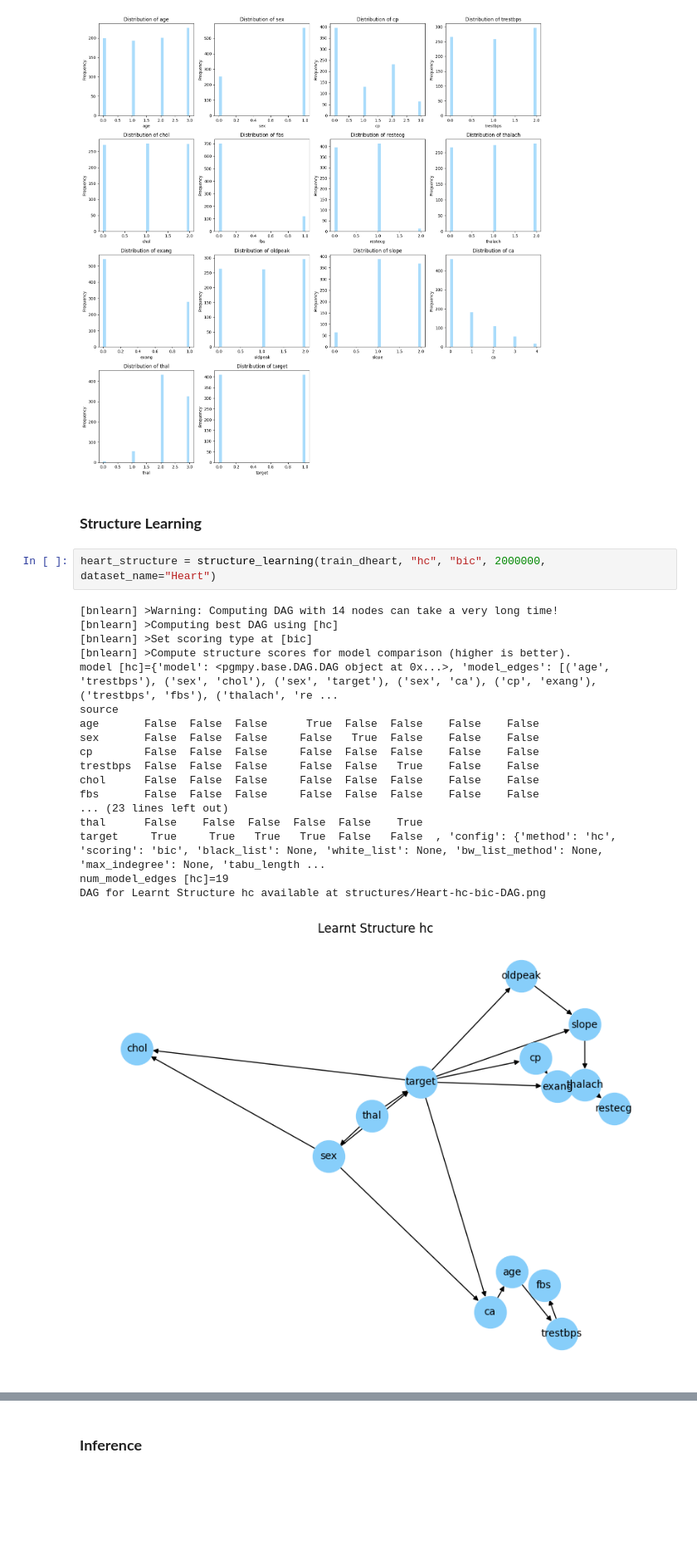
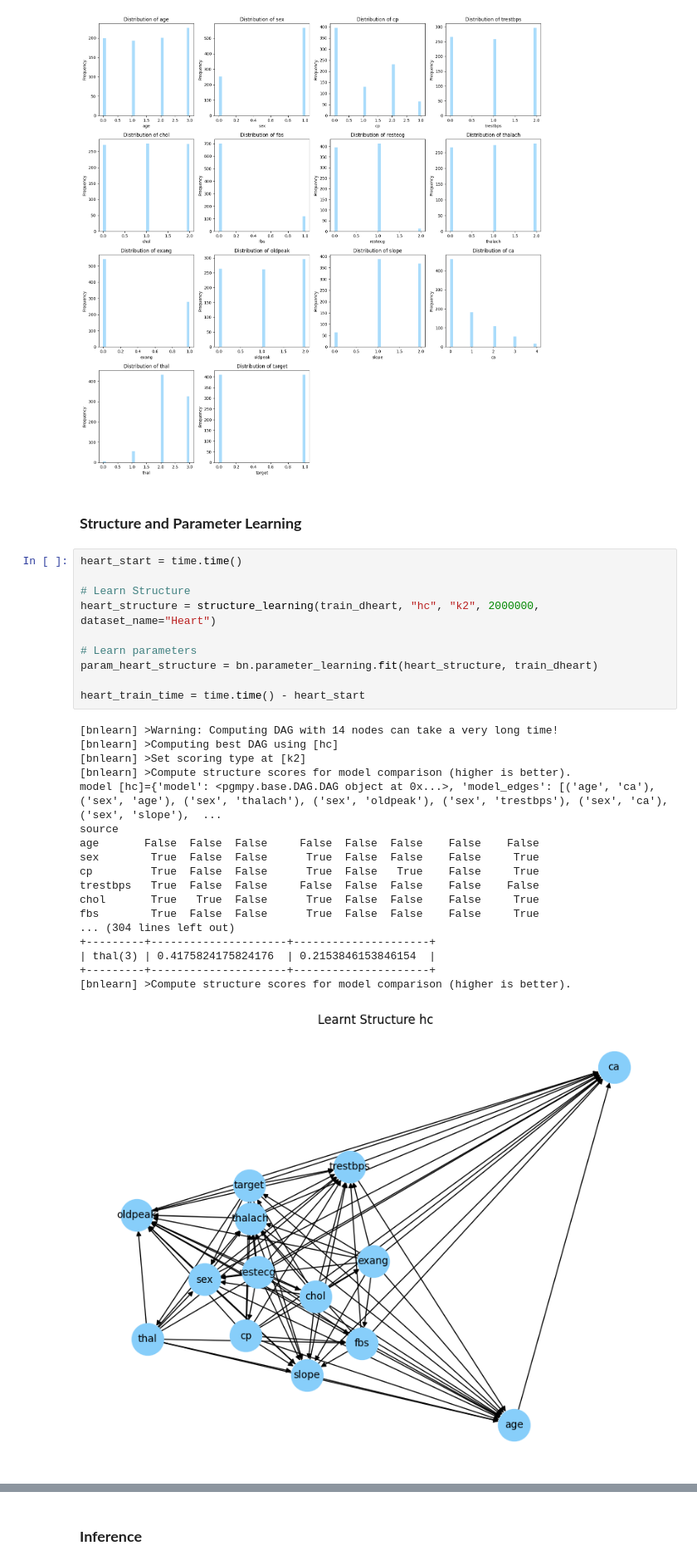
Before and after one commit to Angie-Zauner/AAI, a Jupyter notebook: main.ipynb, the cells around one changed output, grey strips where cells are left out. Shown at 83% size. Saved outputs shown, nothing was run; the diff lists cells and outputs as text; blank space fills up the shorter version.

```diff
--- a/main.ipynb
+++ b/main.ipynb
@@ -449,25 +419,33 @@ plot_distributions(train_dheart, train_dheart.columns)
 # %% [output]
 [figure]
 # %% [markdown]
-### **Structure Learning**
+### **Structure and Parameter Learning**
 # %%
-heart_structure = structure_learning(train_dheart, "hc", "bic", 2000000, dataset_name="Heart")
+heart_start = time.time()
+
+# Learn Structure
+heart_structure = structure_learning(train_dheart, "hc", "k2", 2000000, dataset_name="Heart")
+
+# Learn parameters
+param_heart_structure = bn.parameter_learning.fit(heart_structure, train_dheart)
+
+heart_train_time = time.time() - heart_start
 # %% [output]
 [bnlearn] >Warning: Computing DAG with 14 nodes can take a very long time!
 [bnlearn] >Computing best DAG using [hc]
-[bnlearn] >Set scoring type at [bic]
+[bnlearn] >Set scoring type at [k2]
 [bnlearn] >Compute structure scores for model comparison (higher is better).
-model [hc]={'model': <pgmpy.base.DAG.DAG object at 0x...>, 'model_edges': [('age', 'trestbps'), ('sex', 'chol'), ('sex', 'target'), ('sex', 'ca'), ('cp', 'exang'), ('trestbps', 'fbs'), ('thalach', 're ...
+model [hc]={'model': <pgmpy.base.DAG.DAG object at 0x...>, 'model_edges': [('age', 'ca'), ('sex', 'age'), ('sex', 'thalach'), ('sex', 'oldpeak'), ('sex', 'trestbps'), ('sex', 'ca'), ('sex', 'slope'),  ...
 source
-age       False  False  False      True  False  False    False    False
-sex       False  False  False     False   True  False    False    False
-cp        False  False  False     False  False  False    False    False
-trestbps  False  False  False     False  False   True    False    False
-chol      False  False  False     False  False  False    False    False
-fbs       False  False  False     False  False  False    False    False
-... (23 lines left out)
-thal      False    False  False  False  False    True
-target     True     True   True   True  False   False  , 'config': {'method': 'hc', 'scoring': 'bic', 'black_list': None, 'white_list': None, 'bw_list_method': None, 'max_indegree': None, 'tabu_length ...
-num_model_edges [hc]=19
-DAG for Learnt Structure hc available at structures/Heart-hc-bic-DAG.png
+age       False  False  False     False  False  False    False    False
+sex        True  False  False      True  False  False    False     True
+cp         True  False  False      True  False   True    False     True
+trestbps   True  False  False     False  False  False    False    False
+chol       True   True  False      True  False  False    False     True
+fbs        True  False  False      True  False  False    False     True
+... (304 lines left out)
++---------+---------------------+---------------------+
+| thal(3) | 0.4175824175824176  | 0.2153846153846154  |
++---------+---------------------+---------------------+
+[bnlearn] >Compute structure scores for model comparison (higher is better).
-[figure, old version]
+[figure, new version]
```
Also changed, not shown: parts of 12 cells of this notebook, 1 other file.
